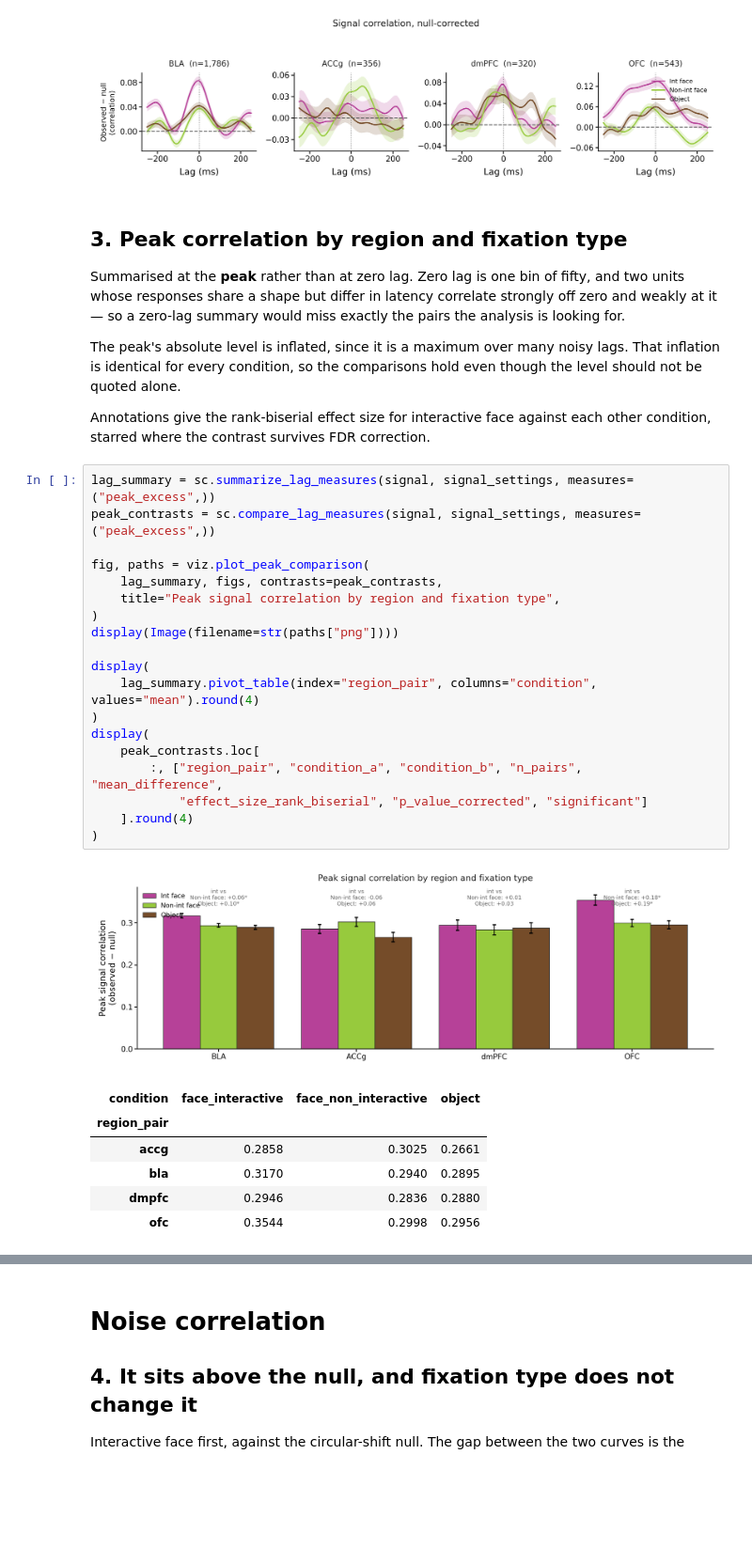
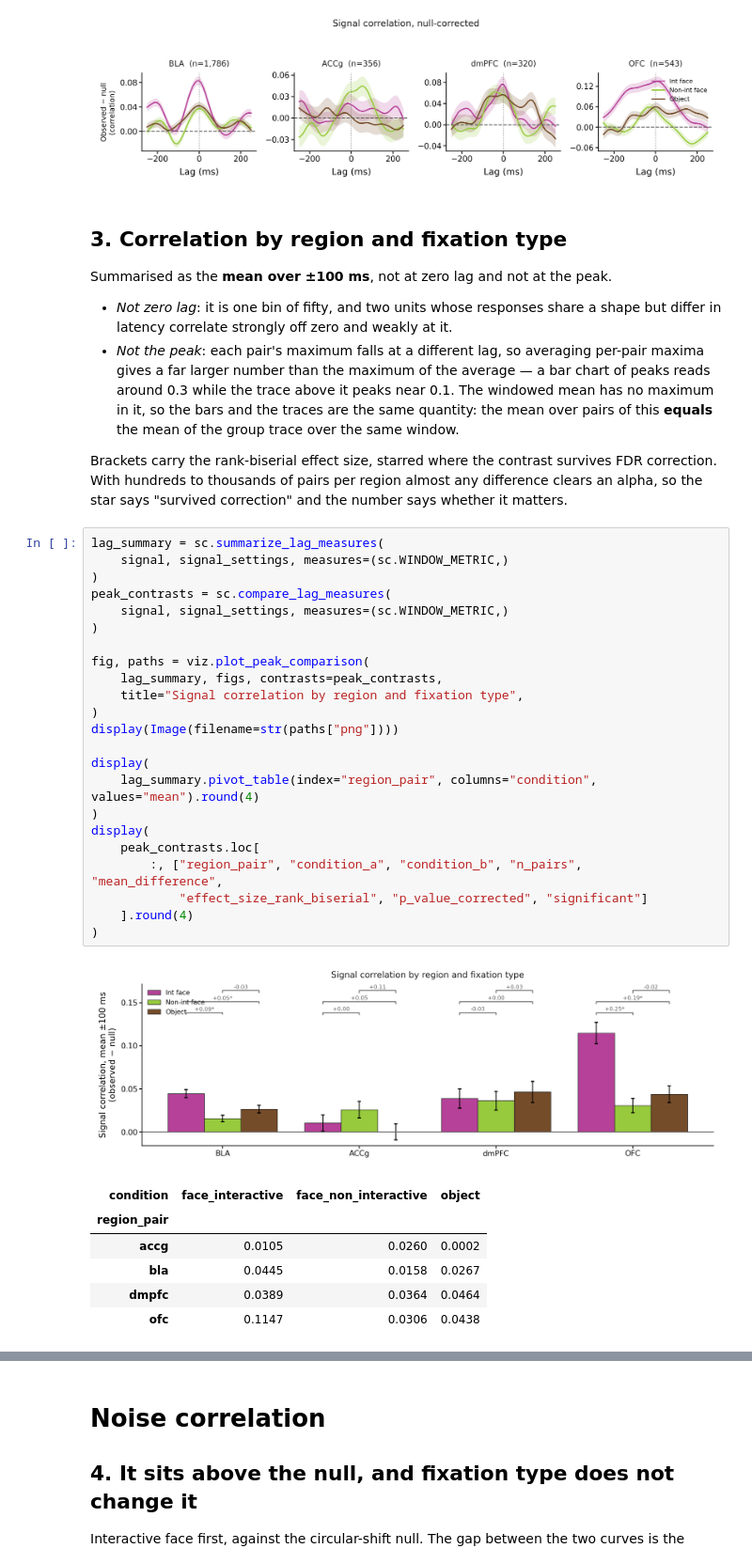
Before and after one commit to gprabaha/dal_monte_2022_analysis, a Jupyter notebook: notebooks/pair_correlation_overview/pair_correlation_overview.ipynb, the cells around one changed output, grey strips where cells are left out. Shown at 94% size. Saved outputs shown, nothing was run; the diff lists cells and outputs as text; blank space fills up the shorter version.

```diff
--- a/notebooks/pair_correlation_overview/pair_correlation_overview.ipynb
+++ b/notebooks/pair_correlation_overview/pair_correlation_overview.ipynb
@@ -111,44 +111,52 @@ display(Image(filename=str(paths["png"])))
 # %% [output]
 [figure]
 # %% [markdown]
-## 3. Peak correlation by region and fixation type
+## 3. Correlation by region and fixation type
 
-Summarised at the **peak** rather than at zero lag. Zero lag is one bin of
-fifty, and two units whose responses share a shape but differ in latency
-correlate strongly off zero and weakly at it — so a zero-lag summary would miss
-exactly the pairs the analysis is looking for.
+Summarised as the **mean over ±100 ms**, not at zero lag and not at the peak.
 
-The peak's absolute level is inflated, since it is a maximum over many noisy
-lags. That inflation is identical for every condition, so the comparisons hold
-even though the level should not be quoted alone.
+- *Not zero lag*: it is one bin of fifty, and two units whose responses share a
+  shape but differ in latency correlate strongly off zero and weakly at it.
+- *Not the peak*: each pair's maximum falls at a different lag, so averaging
+  per-pair maxima gives a far larger number than the maximum of the average —
+  a bar chart of peaks reads around 0.3 while the trace above it peaks near
+  0.1. The windowed mean has no maximum in it, so the bars and the traces are
+  the same quantity: the mean over pairs of this **equals** the mean of the
+  group trace over the same window.
 
-Annotations give the rank-biserial effect size for interactive face against each
-other condition, starred where the contrast survives FDR correction.
+Brackets carry the rank-biserial effect size, starred where the contrast
+survives FDR correction. With hundreds to thousands of pairs per region almost
+any difference clears an alpha, so the star says "survived correction" and the
+number says whether it matters.
 # %%
-lag_summary = sc.summarize_lag_measures(signal, signal_settings, measures=("peak_excess",))
-peak_contrasts = sc.compare_lag_measures(signal, signal_settings, measures=("peak_excess",))
+lag_summary = sc.summarize_lag_measures(
+    signal, signal_settings, measures=(sc.WINDOW_METRIC,)
+)
+peak_contrasts = sc.compare_lag_measures(
+    signal, signal_settings, measures=(sc.WINDOW_METRIC,)
+)
 
 fig, paths = viz.plot_peak_comparison(
     lag_summary, figs, contrasts=peak_contrasts,
-    title="Peak signal correlation by region and fixation type",
+    title="Signal correlation by region and fixation type",
 )
 display(Image(filename=str(paths["png"])))
 
 display(
     lag_summary.pivot_table(index="region_pair", columns="condition", values="mean").round(4)
 )
 display(
     peak_contrasts.loc[
         :, ["region_pair", "condition_a", "condition_b", "n_pairs", "mean_difference",
             "effect_size_rank_biserial", "p_value_corrected", "significant"]
     ].round(4)
 )
 # %% [output]
-[figure, old version]
+[figure, new version]
 | condition | face_interactive | face_non_interactive | object |
 | region_pair |  |  |  |
-| accg | 0.2858 | 0.3025 | 0.2661 |
-| bla | 0.3170 | 0.2940 | 0.2895 |
-| dmpfc | 0.2946 | 0.2836 | 0.2880 |
-| ofc | 0.3544 | 0.2998 | 0.2956 |
+| accg | 0.0105 | 0.0260 | 0.0002 |
+| bla | 0.0445 | 0.0158 | 0.0267 |
+| dmpfc | 0.0389 | 0.0364 | 0.0464 |
+| ofc | 0.1147 | 0.0306 | 0.0438 |
 |  | region_pair | condition_a | condition_b | n_pairs | mean_difference | effect_size_rank_biserial | ... |
```
Also changed, not shown: parts of 2 cells of this notebook, 4 other files.
